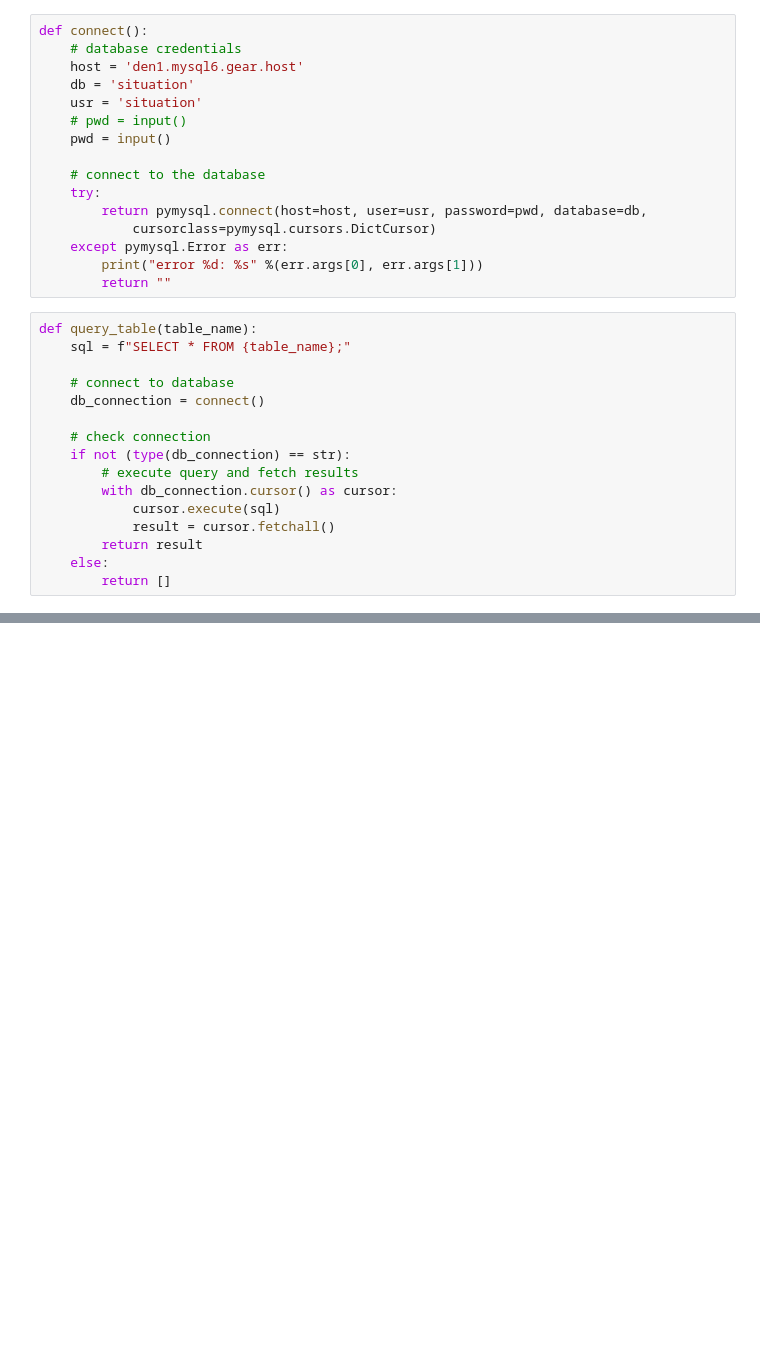
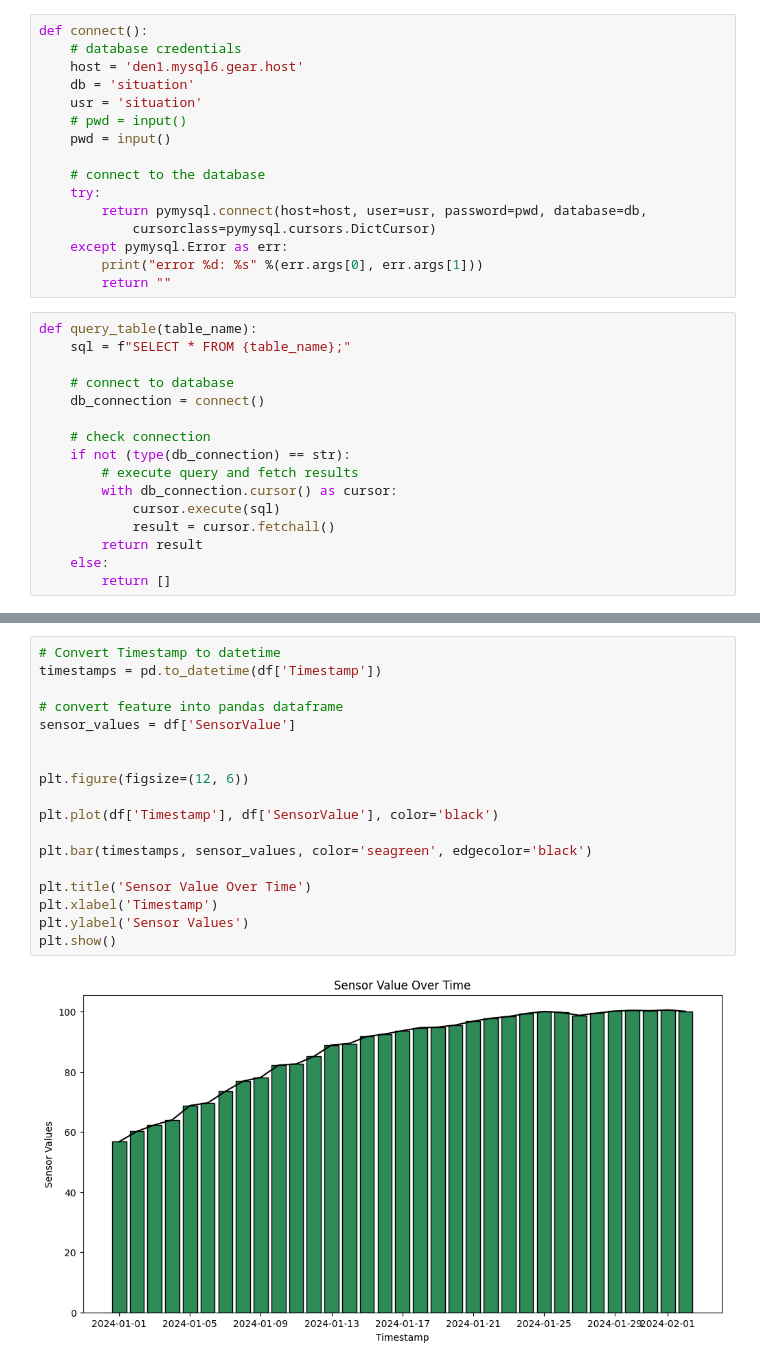
Before and after one commit to Gressling/cheminf-EDU, a Jupyter notebook: machineLearning/chemical_sensors_monitoring/Sensor_DB_Access.ipynb, the cells around one changed output, grey strips where cells are left out. Saved outputs shown, nothing was run; the diff lists cells and outputs as text; blank space fills up the shorter version.

```diff
--- a/machineLearning/chemical_sensors_monitoring/Sensor_DB_Access.ipynb
+++ b/machineLearning/chemical_sensors_monitoring/Sensor_DB_Access.ipynb
@@ -84,0 +127,20 @@ for row in results:
+# %%
+# Convert Timestamp to datetime
+timestamps = pd.to_datetime(df['Timestamp'])
+
+# convert feature into pandas dataframe
+sensor_values = df['SensorValue']
+
+
+plt.figure(figsize=(12, 6))
+
+plt.plot(df['Timestamp'], df['SensorValue'], color='black')
+
+plt.bar(timestamps, sensor_values, color='seagreen', edgecolor='black')
+
+plt.title('Sensor Value Over Time')
+plt.xlabel('Timestamp')
+plt.ylabel('Sensor Values')
+plt.show()
+# %% [output]
+[figure, added]
```
Also changed, not shown: parts of 10 cells of this notebook.
